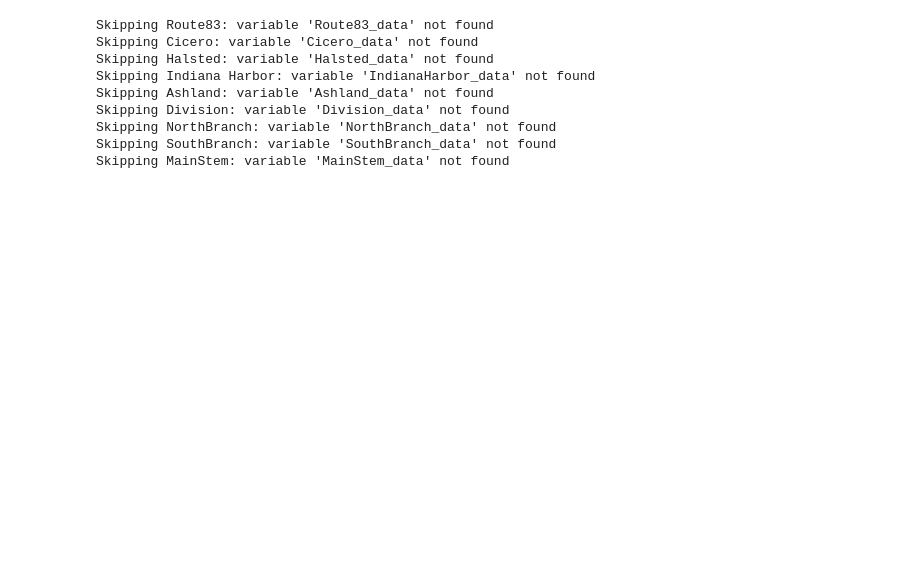
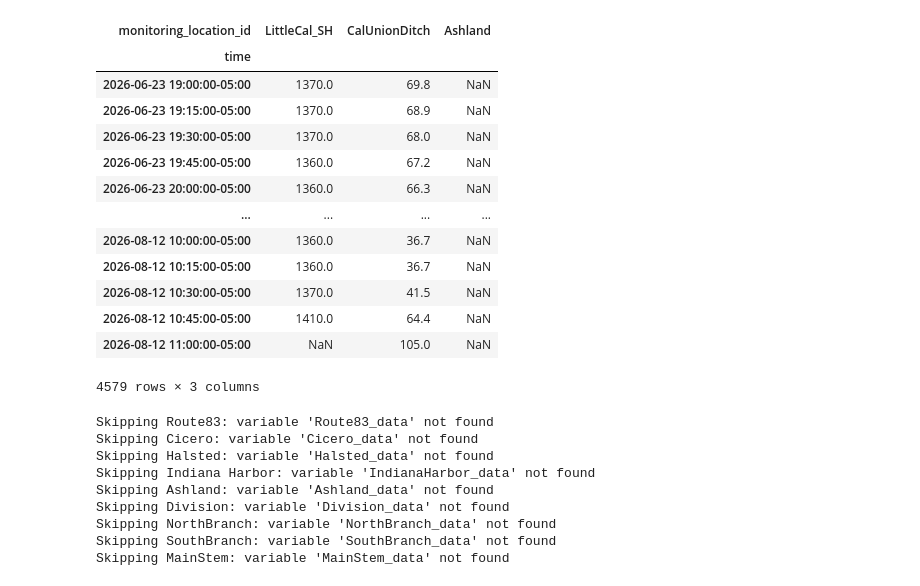
Before and after one commit to JoaquinaNG/SW-C2H2, a Jupyter notebook: 2026_Sampling_Season/datasynthesis.ipynb, the cells around one changed output. Drawn from its saved outputs; the diff is of its cells as text; code cells hidden in the pictures; blank space fills up the shorter version.

```diff
--- a/2026_Sampling_Season/datasynthesis.ipynb
+++ b/2026_Sampling_Season/datasynthesis.ipynb
@@ -42,3 +44,45 @@ flow_data = flow_data.set_index("time")
+# %%
+# Make copies so we don't modify the originals
+usgs = flow_data_USGS.copy()
+nu = flow_data_NU.copy()
+
+# Make sure both indexes are datetime
+usgs.index = pd.to_datetime(usgs.index)
+nu.index = pd.to_datetime(nu.index)
+
+# Make sure both are sorted
+usgs = usgs.sort_index()
+nu = nu.sort_index()
+
+# Find the closest NU timestamp for every USGS timestamp
+closest_nu = nu["Flow (m³/s)"].reindex(
+    usgs.index,
+    method="nearest",
+    tolerance=pd.Timedelta("7min 30s")
+)
+
+# Add it as a new column
+usgs["Ashland"] = closest_nu
+#convert m3/s to cfs  weird units something to check.
+usgs["Ashland"] = usgs["Ashland"]*35.3147
+
+flow_data = usgs
+flow_data
+# %% [output]
+| monitoring_location_id | LittleCal_SH | CalUnionDitch | Ashland |
+| time |  |  |  |
+| 2026-06-23 19:00:00-05:00 | 1370.0 | 69.8 | NaN |
+| 2026-06-23 19:15:00-05:00 | 1370.0 | 68.9 | NaN |
+| 2026-06-23 19:30:00-05:00 | 1370.0 | 68.0 | NaN |
+| 2026-06-23 19:45:00-05:00 | 1360.0 | 67.2 | NaN |
+| 2026-06-23 20:00:00-05:00 | 1360.0 | 66.3 | NaN |
+| ... | ... | ... | ... |
+| 2026-08-12 10:00:00-05:00 | 1360.0 | 36.7 | NaN |
+| 2026-08-12 10:15:00-05:00 | 1360.0 | 36.7 | NaN |
+| 2026-08-12 10:30:00-05:00 | 1370.0 | 41.5 | NaN |
+| 2026-08-12 10:45:00-05:00 | 1410.0 | 64.4 | NaN |
+| 2026-08-12 11:00:00-05:00 | NaN | 105.0 | NaN |
+4579 rows × 3 columns
 # %%
 def plot_sites_timeseries_all(site_dfs, column, precip_df=None, flow_df=None, flow_sites=None, site_labels=None,
                               start_date=None, end_date=None):
```
Also changed, not shown: parts of 3 cells of this notebook, 5 other files.
